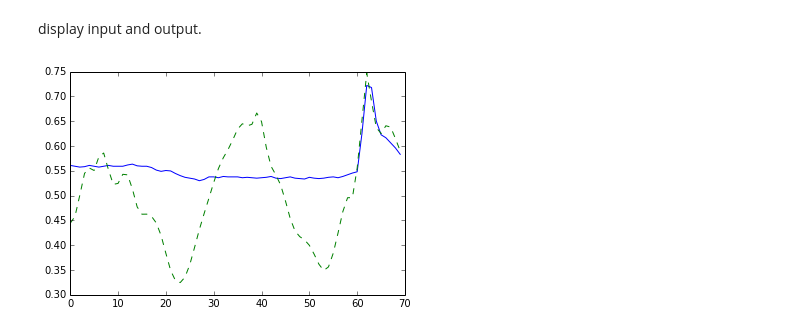
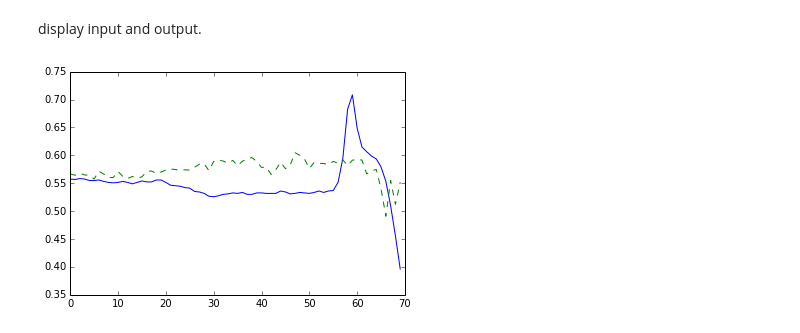
Before and after one commit to afcarl/chainer_seq2seq, a Jupyter notebook: experiment_01.ipynb, the cells around one changed output. Cells and saved outputs as stored; diff of their text form; code cells hidden in the pictures.

```diff
--- a/experiment_01.ipynb
+++ b/experiment_01.ipynb
@@ -180,8 +183,8 @@ display_errors(train_errors)
 # %% [markdown]
 display input and output.
 # %%
-for index in range(2,3):#train_src_mini_batch_data.shape[0]):
+for index in range(5,6):#train_src_mini_batch_data.shape[0]):
     plt.plot(train_src_mini_batch_data[index], label="src")
     plt.plot(inverse_train_dst_mini_batch_data[index], linestyle="dashed", label="pred")
 # %% [output]
-[figure, old version]
+[figure, new version]
```
Also changed, not shown: parts of 5 cells of this notebook, 1 other file.
